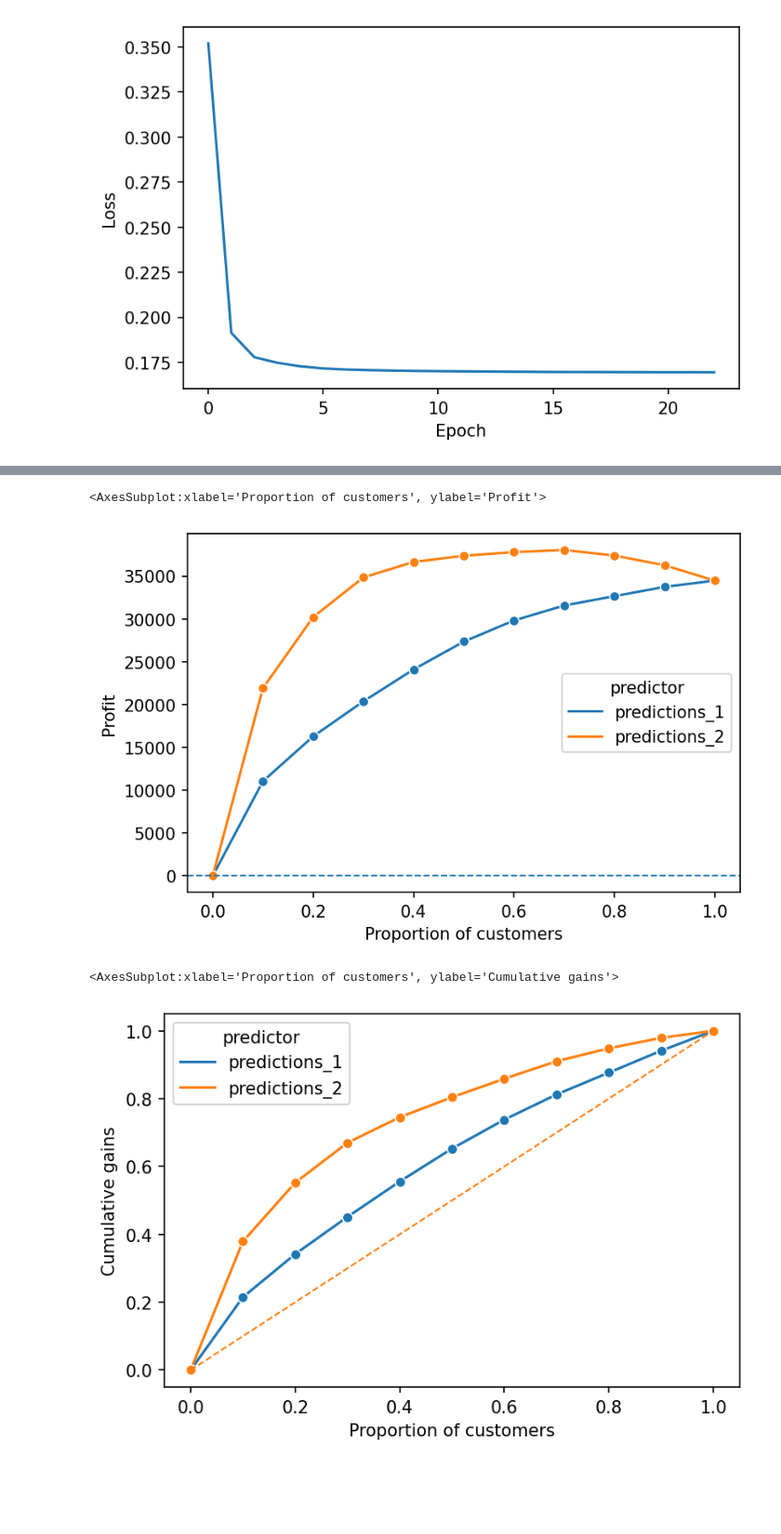
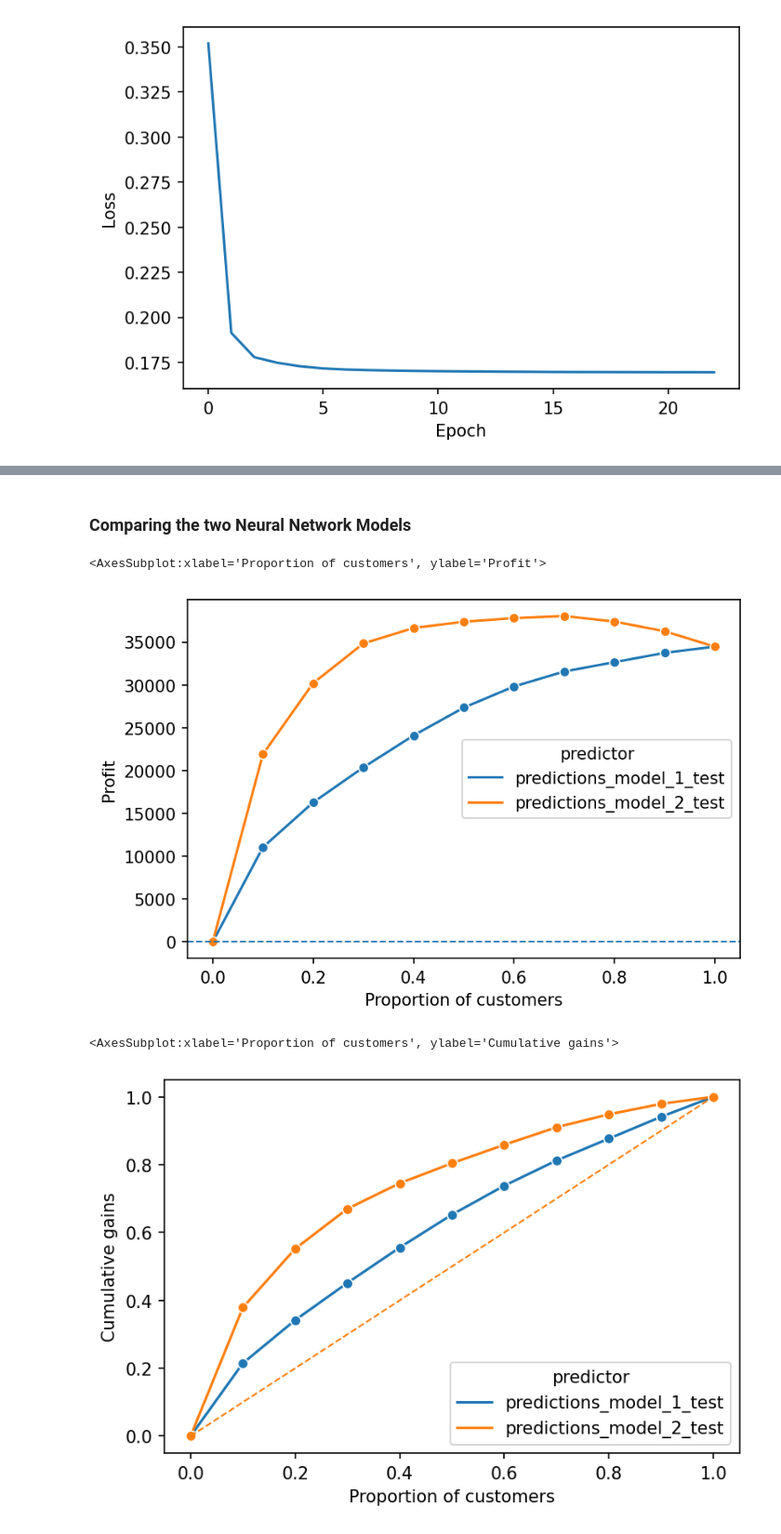
Before and after one commit to sauravjayan/Intuit-Quickbooks, a Jupyter notebook: sub-notebooks/Saurav.ipynb, the cells around one changed output, grey strips where cells are left out. Shown at 93% size. Drawn from its saved outputs; the diff is of its cells as text; code cells hidden in the pictures; blank space fills up the shorter version.

```diff
--- a/sub-notebooks/Saurav.ipynb
+++ b/sub-notebooks/Saurav.ipynb
@@ -207,7 +137,7 @@ df1
 # %%
-p = profit_max(df1,'res1_yes',1,'predictions_1',1.41,60)
+p = profit_max(df_test,'res1_yes',1,'predictions_model_1_test',1.41,60)
 
-print(f'The profit for {clf} on the test data is ${p}')
+print(f'The profit for {clf_1} on the test data is ${p}')
 # %% [output]
 The profit for MLPClassifier(activation='tanh', hidden_layer_sizes=(100, 100, 100),
               max_iter=3000, random_state=123) on the test data is $9637.77
@@ -263,6 +200,11 @@ parameter_space = {
     'solver': ['sgd', 'adam','lbfgs'],
     'learning_rate': ['adaptive','constant'],
 }
+# %%
+# Cross validation switch
+
+cv = False
 # %%
-clf_3 = GridSearchCV(mlp, parameter_space, n_jobs=-1, scoring='roc_auc', verbose=4)
-clf_3.fit(X_train, y_train.values.ravel())
+if cv:
+    clf = GridSearchCV(mlp, parameter_space, n_jobs=-1, scoring='roc_auc', verbose=4)
+    clf.fit(X_train, y_train.values.ravel())
@@ -336,0 +239,11 @@ df2
+# %%
+# Profit calculation on train set
+
+pred_prof = pd.Series((probs/2))
+pred_prof.name = 'predictions_model_2_test'
+
+pred_prof_train = pd.Series((probs_train/2))
+pred_prof_train.name = 'predictions_model_2_train'
+
+df_test = df_test.join(pred_prof, how='inner')
+df_train = df_train.join(pred_prof_train, how='inner')
@@ -389,12 +318,16 @@ df = df1.join(df2.predictions_2, how='inner')
+# %% [markdown]
+### Comparing the two Neural Network Models
 # %%
-profit_plot(df=df,rvar='res1_yes',lev=1,pred=['predictions_1','predictions_2'],cost=1.41,margin=60)
+# Profit plot
+
+profit_plot(df=df_test,rvar='res1_yes',lev=1,pred=['predictions_model_1_test','predictions_model_2_test'],cost=1.41,margin=60)
 # %% [output]
 <AxesSubplot:xlabel='Proportion of customers', ylabel='Profit'>
-[figure, old version]
+[figure, new version]
 # %%
-# Gains chart
+# Gains plot
 
-gains_plot(df=df,rvar='res1_yes',lev=1,pred=['predictions_1','predictions_2'])
+gains_plot(df=df_test,rvar='res1_yes',lev=1,pred=['predictions_model_1_test','predictions_model_2_test'])
 # %% [output]
 <AxesSubplot:xlabel='Proportion of customers', ylabel='Cumulative gains'>
-[figure, old version]
+[figure, new version]
```
Also changed, not shown: parts of 48 cells of this notebook.
